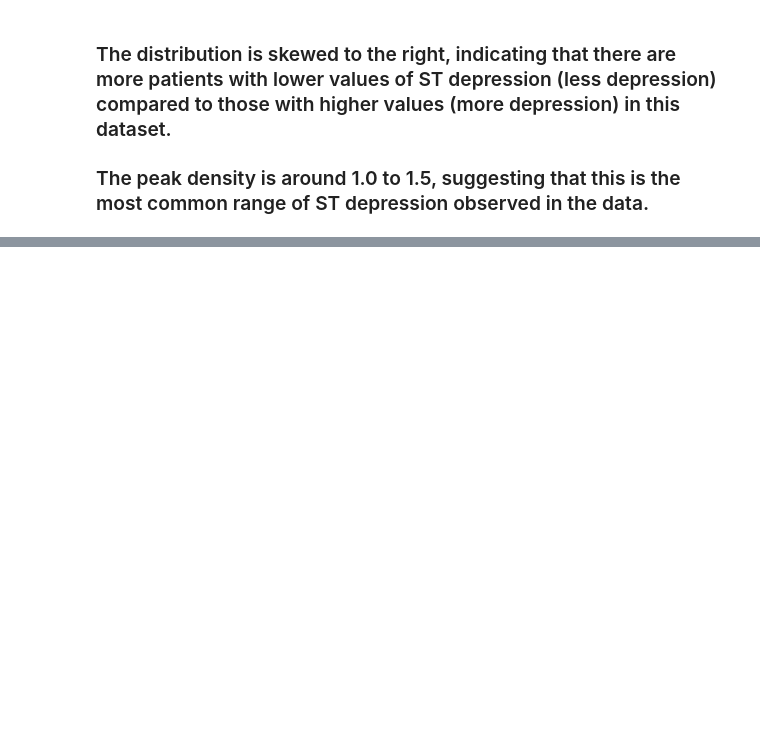
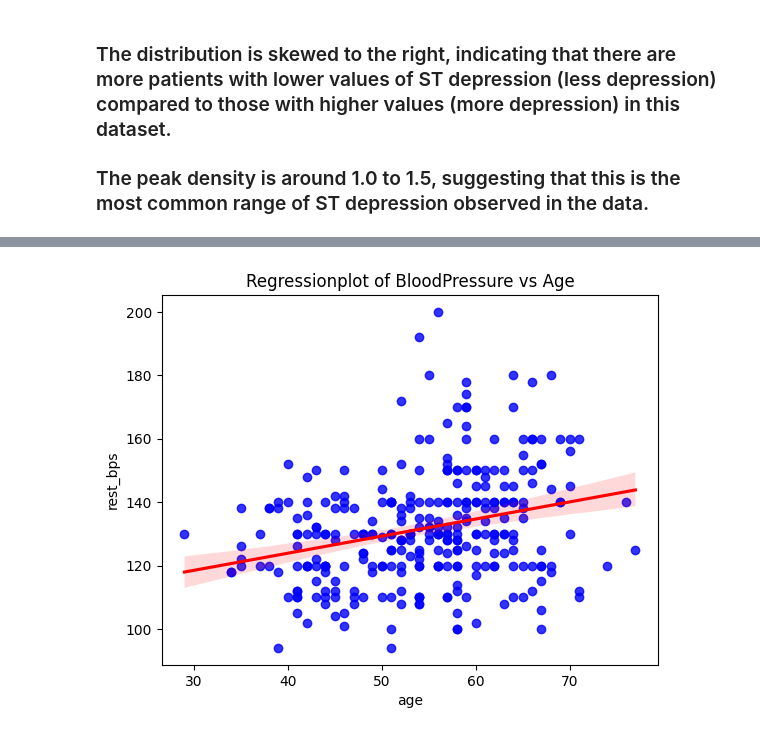
Before and after one commit to AbdurrahmanIdr/Heart_Disease_Prediction, a Jupyter notebook: eda.ipynb, the cells around one changed output, grey strips where cells are left out. Saved outputs shown, nothing was run; the diff lists cells and outputs as text; code cells hidden in the pictures; blank space fills up the shorter version.

```diff
--- a/eda.ipynb
+++ b/eda.ipynb
@@ -186,2 +246,14 @@ plt.show()
 # %%
-cat_feats = df.nunique()
+# Investigating if blood pressure varies with age
+sns.regplot(
+    x="age",
+    y="rest_bps",
+    data=df,
+    scatter_kws={"color": "blue"},
+    line_kws={"color": "red"},
+)
+plt.title("Regressionplot of BloodPressure vs Age")
+plt.savefig('images/eda_output/rest_bpsvsage.png')
+plt.show()
+# %% [output]
+[figure, added]
```
Also changed, not shown: parts of 18 cells of this notebook, 10 other files.
